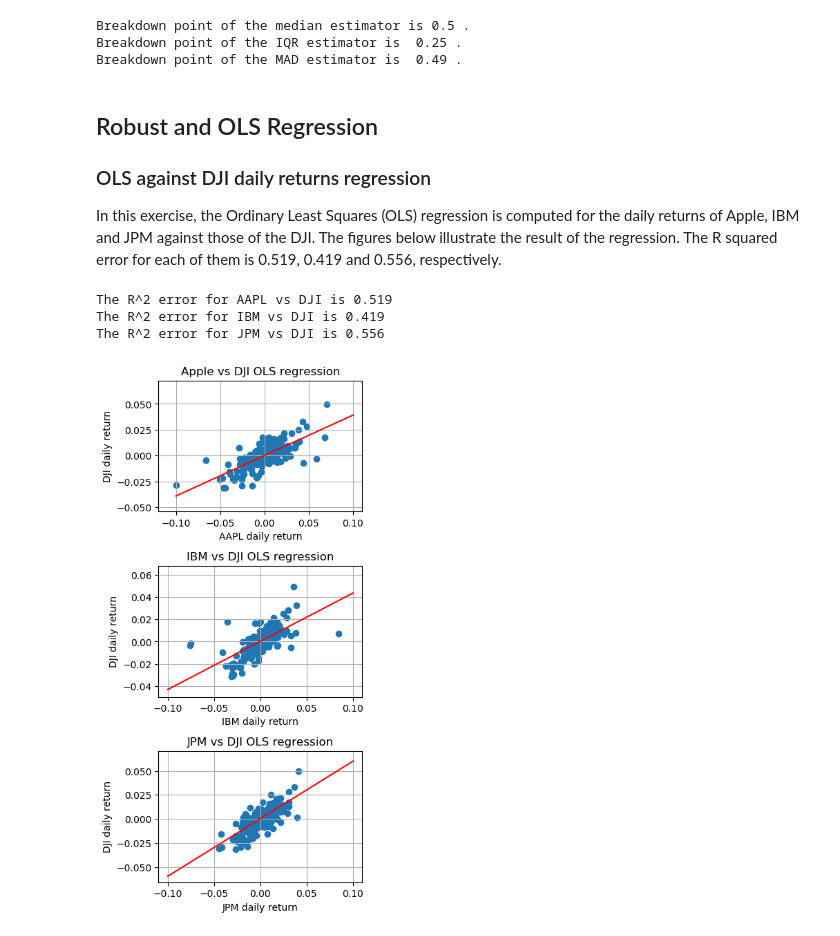
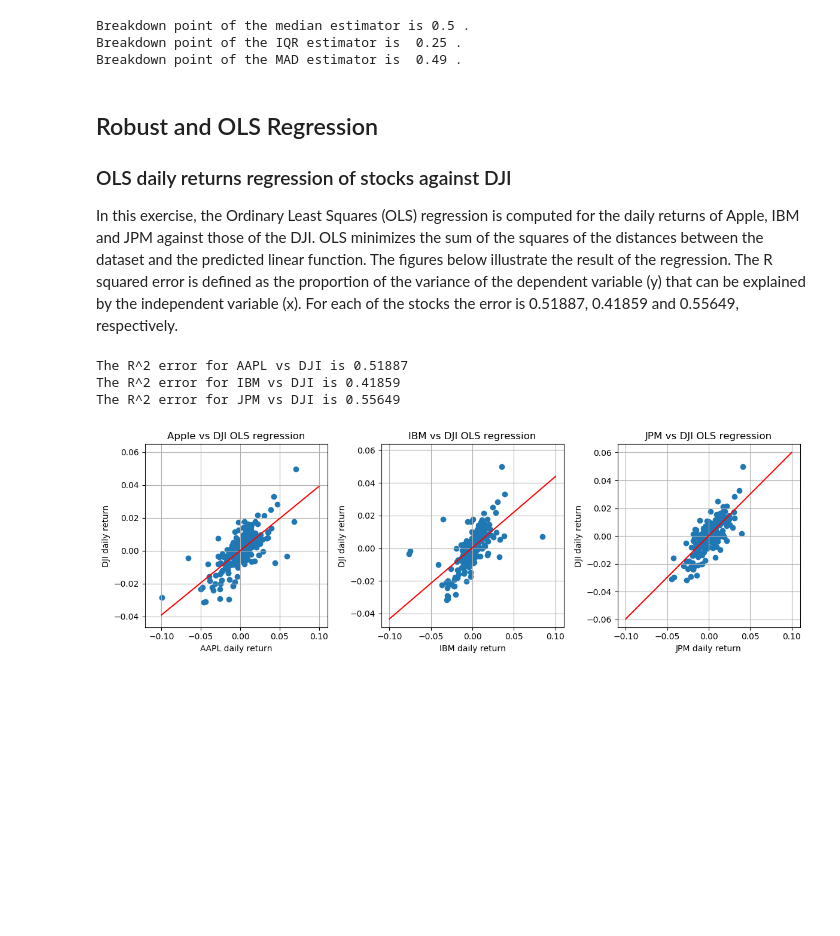
Before and after one commit to ag4015/Signal-Processing-and-Machine-Learning-for-Finance, a Jupyter notebook: Financial Signal Processing Coursework.ipynb, the cells around one changed output. Saved outputs shown, nothing was run; the diff lists cells and outputs as text; code cells hidden in the pictures; blank space fills up the shorter version.

```diff
--- a/Financial Signal Processing Coursework.ipynb
+++ b/Financial Signal Processing Coursework.ipynb
@@ -1423,33 +1417,33 @@ Breakdown point of the MAD estimator is  0.49 .
 # %% [markdown]
 ## Robust and OLS Regression
 
-### OLS against DJI daily returns regression
+### OLS daily returns regression of stocks against DJI
 
-In this exercise, the Ordinary Least Squares (OLS) regression is computed for the daily returns of Apple, IBM and JPM against those of the DJI. The figures below illustrate the result of the regression. The R squared error for each of them is 0.519, 0.419 and 0.556, respectively.
+In this exercise, the Ordinary Least Squares (OLS) regression is computed for the daily returns of Apple, IBM and JPM against those of the DJI. OLS minimizes the sum of the squares of the distances between the dataset and the predicted linear function. The figures below illustrate the result of the regression. The R squared error is defined as the proportion of the variance of the dependent variable \(y\) that can be explained by the independent variable \(x\). For each of the stocks the error is 0.51887, 0.41859 and 0.55649, respectively.
 # %%
 clf = LinearRegression()
 
 y = dji['Ret']
-plt.figure(dpi=100, figsize=(4,8))
+plt.figure(dpi=100, figsize=(12,4))
 x_axis = np.linspace(-0.1,0.1,len(ibm['Ret'])).reshape(-1,1)
 i = 0
 companies = ['AAPL', 'IBM', 'JPM']
 titles = ['Apple vs DJI OLS regression', 'IBM vs DJI OLS regression', 'JPM vs DJI OLS regression']
 for X in [np.array(aapl['Ret']).reshape(-1,1), np.array(ibm['Ret']).reshape(-1,1), np.array(jpm['Ret']).reshape(-1,1)]:
     clf=clf.fit(X, y)
-    plt.subplot(3,1,i+1)
+    plt.subplot(1,3,i+1)
     plt.scatter(X,y)
     plt.plot(x_axis, x_axis * clf.coef_ + clf.intercept_, 'red')
     plt.grid()
     plt.tight_layout()
     plt.ylabel('DJI daily return')
     plt.xlabel(str(companies[i] + ' daily return'))
     plt.title(titles[i])
-    print('The R^2 error for ' + companies[i] + ' vs DJI is ' + str(round(clf.score(X,y),3)))
+    print('The R^2 error for ' + companies[i] + ' vs DJI is ' + str(round(clf.score(X,y),5)))
     i = i + 1
 plt.show()
 # %% [output]
-The R^2 error for AAPL vs DJI is 0.519
-The R^2 error for IBM vs DJI is 0.419
-The R^2 error for JPM vs DJI is 0.556
+The R^2 error for AAPL vs DJI is 0.51887
+The R^2 error for IBM vs DJI is 0.41859
+The R^2 error for JPM vs DJI is 0.55649
-[figure, old version]
+[figure, new version]
```
Also changed, not shown: parts of 16 cells of this notebook.
